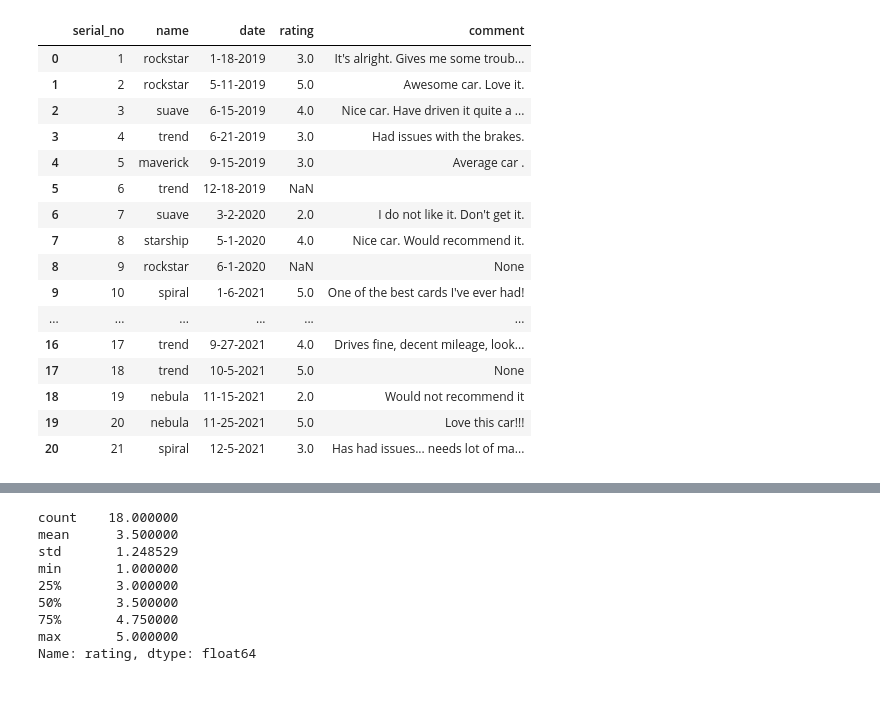
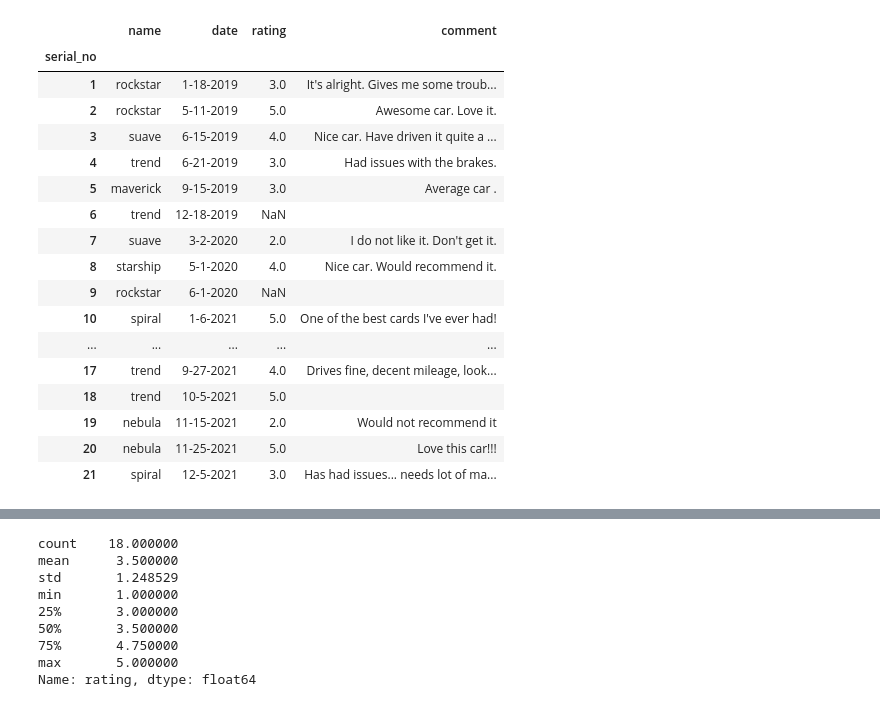
Before and after one commit to evanpaddock/MIS501_PA3, a Jupyter notebook: PA3.ipynb, the cells around one changed output, grey strips where cells are left out. Saved outputs shown, nothing was run; the diff lists cells and outputs as text; code cells hidden in the pictures.

```diff
--- a/PA3.ipynb
+++ b/PA3.ipynb
@@ -4,11 +4,33 @@ from datetime import datetime
 import re
 import matplotlib.pyplot as plt
 import numpy as np
-# %%
-def convert_row_type(row: list[str], type_list: list[type]):
-    return [to_type(value) if value else None for to_type, value in zip(type_list, row)]
+# %%
+def convert_row_type(row: list[str], type_list: list[type]):
+    converted_values = []
+
+    for value, type in zip(row, type_list):
+            if type == str:
+                value =  re.sub(r'\s+', ' ', value).strip()
+                if len(value) > 0:
+                    converted_values.append(value)
+                else:
+                    converted_values.append('')
+            elif type == int:
+                if value:
+                    converted_values.append(int(value))
+                else:
+                    converted_values.append(None)
+            elif type == float:
+                if value:
+                    converted_values.append(float(value))
+                else:
+                    converted_values.append(None)
+            else:
+                converted_values.append(value)
+
+    return converted_values
 # %%
-def read_file(file_name: str, type_list: list[type], sep:str="#"):
+def read_file(file_name: str, type_list: list[type], sep:str="#", index:str=None):
     infile = open(file_name, "r")
 
     line = infile.readline()
@@ -23,6 +45,5 @@ def read_file(file_name: str, type_list: list[type], sep:str="#"):
     columns = data_list.pop(0)
 
     rows = [convert_row_type(line, type_list) for line in data_list]
-
-    return pd.DataFrame(rows, columns=columns)
+    return pd.DataFrame(rows, columns=columns).set_index([index])
 # %%
@@ -41,24 +62,25 @@ display(cars_df)
 # %%
-reviews_df = read_file("reviews_pa3.txt", type_list=[int, str, str, int, str], sep='\t')
+reviews_df = read_file("reviews_pa3.txt", type_list=[int, str, str, int, str], sep='\t', index='serial_no')
 display(reviews_df)
 # %% [output]
-|  | serial_no | name | date | rating | comment |
-| 0 | 1 | rockstar | 1-18-2019 | 3.0 | It's alright. Gives me some troub... |
-| 1 | 2 | rockstar | 5-11-2019 | 5.0 | Awesome car. Love it. |
-| 2 | 3 | suave | 6-15-2019 | 4.0 | Nice car. Have driven it quite a ... |
-| 3 | 4 | trend | 6-21-2019 | 3.0 | Had issues with the brakes. |
-| 4 | 5 | maverick | 9-15-2019 | 3.0 | Average car . |
-| 5 | 6 | trend | 12-18-2019 | NaN |  |
-| 6 | 7 | suave | 3-2-2020 | 2.0 | I do not like it. Don't get it. |
-| 7 | 8 | starship | 5-1-2020 | 4.0 | Nice car. Would recommend it. |
-| 8 | 9 | rockstar | 6-1-2020 | NaN | None |
-| 9 | 10 | spiral | 1-6-2021 | 5.0 | One of the best cards I've ever had! |
-| ... | ... | ... | ... | ... | ... |
-| 16 | 17 | trend | 9-27-2021 | 4.0 | Drives fine, decent mileage, look... |
-| 17 | 18 | trend | 10-5-2021 | 5.0 | None |
-| 18 | 19 | nebula | 11-15-2021 | 2.0 | Would not recommend it |
-| 19 | 20 | nebula | 11-25-2021 | 5.0 | Love this car!!! |
-| 20 | 21 | spiral | 12-5-2021 | 3.0 | Has had issues... needs lot of ma... |
+|  | name | date | rating | comment |
+| serial_no |  |  |  |  |
+| 1 | rockstar | 1-18-2019 | 3.0 | It's alright. Gives me some troub... |
+| 2 | rockstar | 5-11-2019 | 5.0 | Awesome car. Love it. |
+| 3 | suave | 6-15-2019 | 4.0 | Nice car. Have driven it quite a ... |
+| 4 | trend | 6-21-2019 | 3.0 | Had issues with the brakes. |
+| 5 | maverick | 9-15-2019 | 3.0 | Average car . |
+| 6 | trend | 12-18-2019 | NaN |  |
+| 7 | suave | 3-2-2020 | 2.0 | I do not like it. Don't get it. |
+| 8 | starship | 5-1-2020 | 4.0 | Nice car. Would recommend it. |
+| 9 | rockstar | 6-1-2020 | NaN |  |
+| 10 | spiral | 1-6-2021 | 5.0 | One of the best cards I've ever had! |
+| ... | ... | ... | ... | ... |
+| 17 | trend | 9-27-2021 | 4.0 | Drives fine, decent mileage, look... |
+| 18 | trend | 10-5-2021 | 5.0 |  |
+| 19 | nebula | 11-15-2021 | 2.0 | Would not recommend it |
+| 20 | nebula | 11-25-2021 | 5.0 | Love this car!!! |
+| 21 | spiral | 12-5-2021 | 3.0 | Has had issues... needs lot of ma... |
 # %%
 def get_datetime(row, data_list:list):
     data_list.append(datetime.strptime(row["date"], "%m-%d-%Y"))
```
Also changed, not shown: parts of 10 cells of this notebook.
